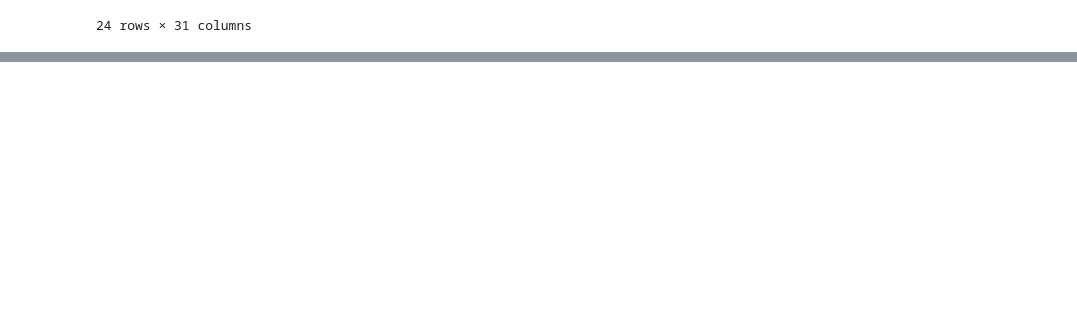
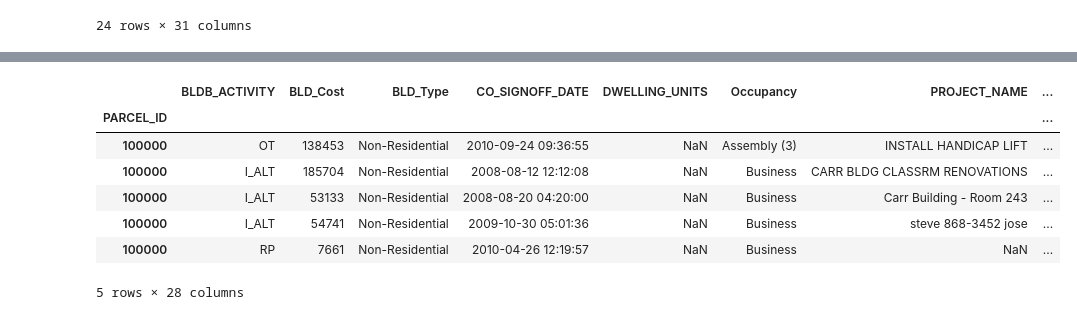
Before and after one commit to codefordurham/datahub-dw, a Jupyter notebook: permits/durham_bldgpermits.ipynb, the cells around one changed output, grey strips where cells are left out. Saved outputs shown, nothing was run; the diff lists cells and outputs as text; code cells hidden in the pictures; blank space fills up the shorter version.

```diff
--- a/permits/durham_bldgpermits.ipynb
+++ b/permits/durham_bldgpermits.ipynb
@@ -120,0 +164,2 @@ pending
+# %%
+refinedPermitData = permitData[['BLDB_ACTIVITY', 'BLD_Cost', 'BLD_Type', 'CO_SIGNOFF_DATE', 'DWELLING_UNITS', 'Occupancy', 'PARCEL_ID', 'PROJECT_NAME', 'PROJECT_TYPE', 'PermitNum', 'PmtStatus', 'SQFT_FLOOR', 'SQFT_LAND', 'STArea__', 'STLength__', 'TOTAL_ROOMS', 'TYPE', 'geometry']]
@@ -120,0 +220,13 @@ pending
+# %%
+parcelPermitData = refinedPermitData.set_index('PARCEL_ID').join(refinedParcelData.set_index('PARCEL_ID'))
+# %%
+parcelPermitData.head()
+# %% [output]
+|  | BLDB_ACTIVITY | BLD_Cost | BLD_Type | CO_SIGNOFF_DATE | DWELLING_UNITS | Occupancy | PROJECT_NAME | ... |
+| PARCEL_ID |  |  |  |  |  |  |  | ... |
+| 100000 | OT | 138453 | Non-Residential | 2010-09-24 09:36:55 | NaN | Assembly (3) | INSTALL HANDICAP LIFT | ... |
+| 100000 | I_ALT | 185704 | Non-Residential | 2008-08-12 12:12:08 | NaN | Business | CARR BLDG CLASSRM RENOVATIONS | ... |
+| 100000 | I_ALT | 53133 | Non-Residential | 2008-08-20 04:20:00 | NaN | Business | Carr Building - Room 243 | ... |
+| 100000 | I_ALT | 54741 | Non-Residential | 2009-10-30 05:01:36 | NaN | Business | steve 868-3452 jose | ... |
+| 100000 | RP | 7661 | Non-Residential | 2010-04-26 12:19:57 | NaN | Business | NaN | ... |
+5 rows × 28 columns
```
Also changed, not shown: parts of 16 cells of this notebook, 4 other files.
